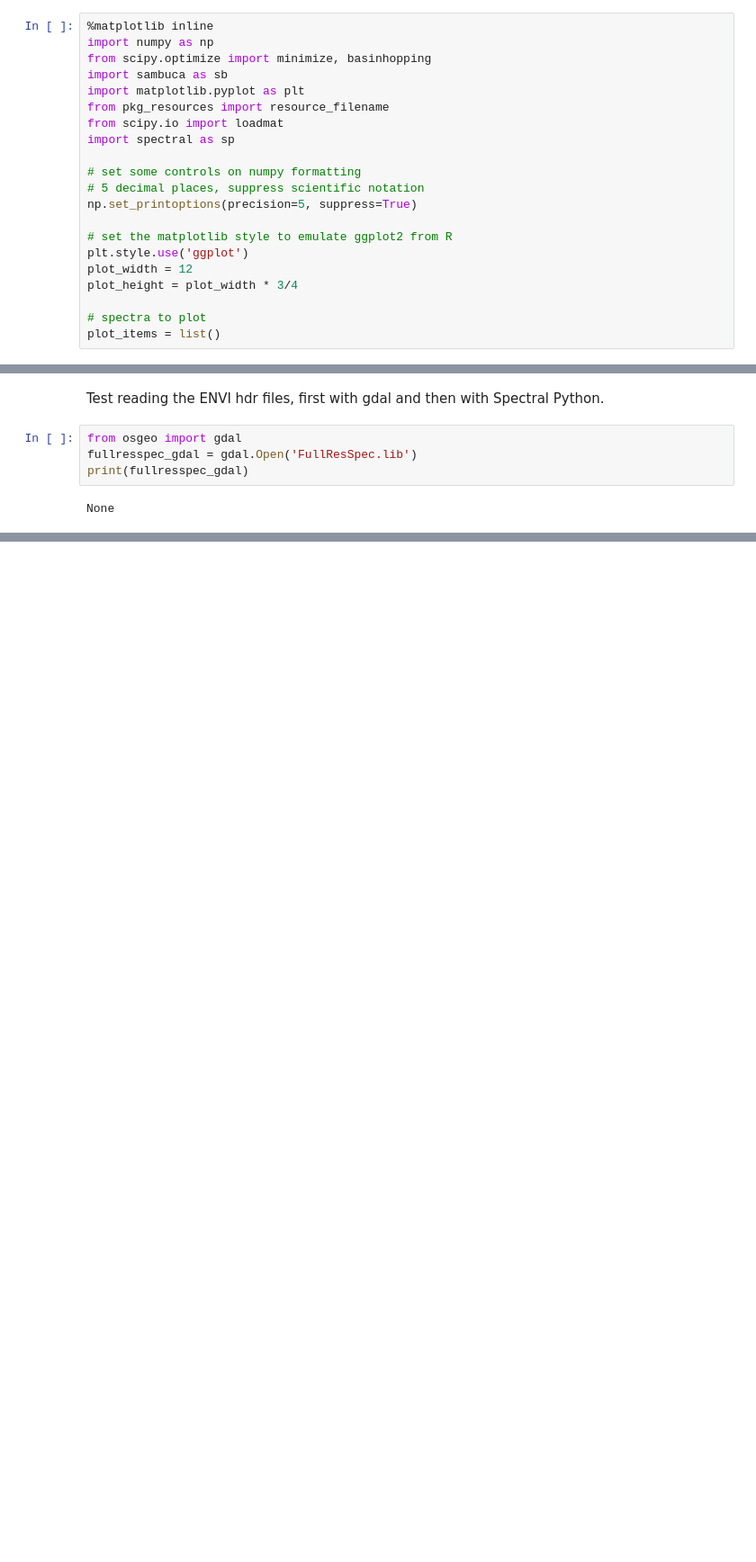
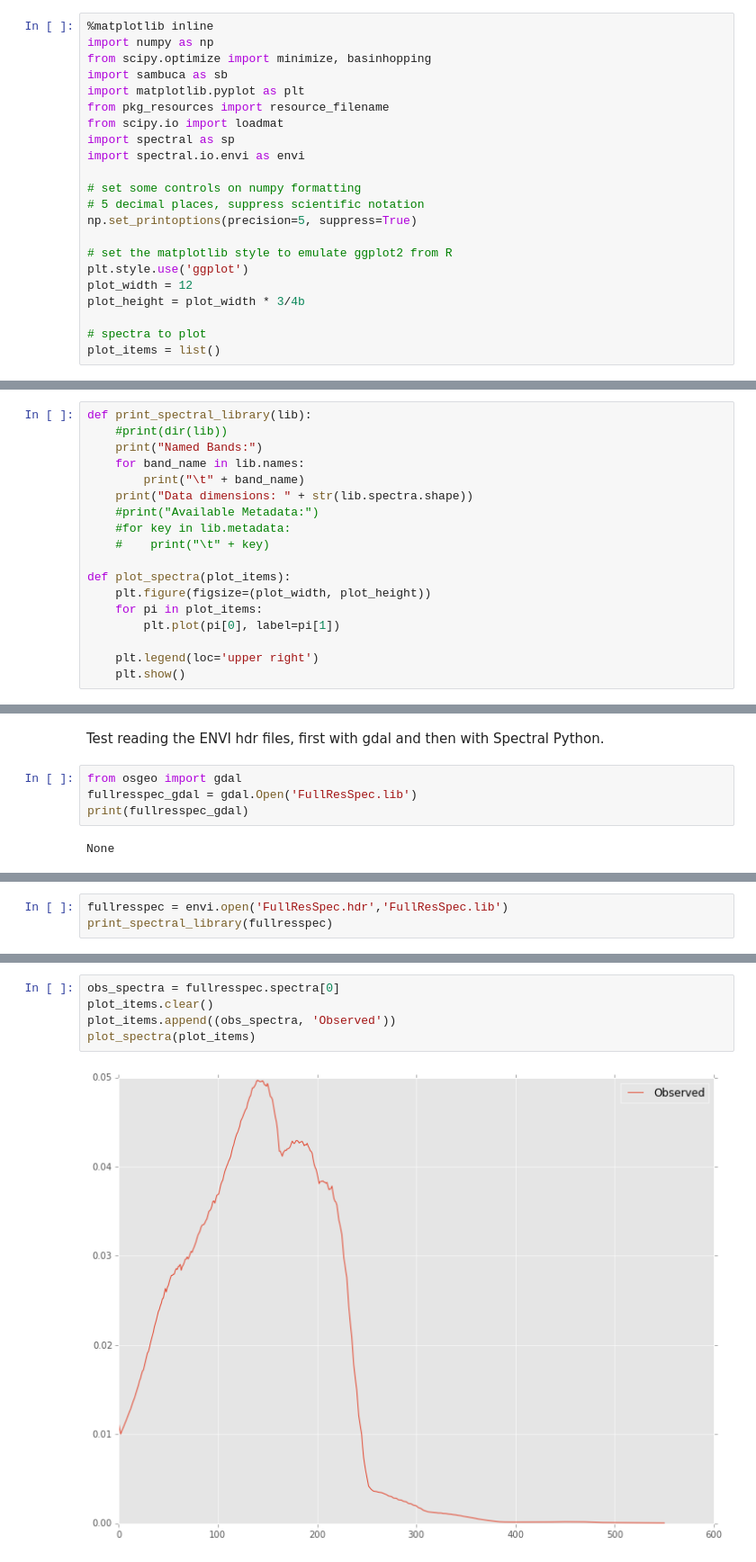
Before and after one commit to obarrilero/sambuca, a Jupyter notebook: reference/notebooks/Quick Bird Data Tests.ipynb, the cells around one changed output, grey strips where cells are left out. Shown: that part at 90% size. Cells and saved outputs as stored; diff of their text form; blank space fills up the shorter version.

Commit message:
work in progress on the quickbird data. I have the data loading but haven't set up the model inversion yet

```diff
--- a/reference/notebooks/Quick Bird Data Tests.ipynb
+++ b/reference/notebooks/Quick Bird Data Tests.ipynb
@@ -11,6 +11,7 @@ import matplotlib.pyplot as plt
 from pkg_resources import resource_filename
 from scipy.io import loadmat
 import spectral as sp
+import spectral.io.envi as envi
 
 # set some controls on numpy formatting
 # 5 decimal places, suppress scientific notation
@@ -19,7 +20,7 @@ np.set_printoptions(precision=5, suppress=True)
 # set the matplotlib style to emulate ggplot2 from R
 plt.style.use('ggplot')
 plot_width = 12
-plot_height = plot_width * 3/4
+plot_height = plot_width * 3/4b
 
 # spectra to plot
 plot_items = list()
@@ -26,3 +31,21 @@ plot_items = list()
+# %%
+def print_spectral_library(lib):
+    #print(dir(lib))
+    print("Named Bands:")
+    for band_name in lib.names:
+        print("\t" + band_name)
+    print("Data dimensions: " + str(lib.spectra.shape))
+    #print("Available Metadata:")
+    #for key in lib.metadata:
+    #    print("\t" + key)
+
+def plot_spectra(plot_items):
+    plt.figure(figsize=(plot_width, plot_height))
+    for pi in plot_items:
+        plt.plot(pi[0], label=pi[1])
+
+    plt.legend(loc='upper right')
+    plt.show()
 # %% [markdown]
 ## Set up the input data:
 # %%
@@ -67,0 +67,3 @@ dir(fullresspec_sp)
+# %%
+fullresspec = envi.open('FullResSpec.hdr','FullResSpec.lib')
+print_spectral_library(fullresspec)
@@ -67,0 +76,7 @@ dir(fullresspec_sp)
+# %%
+obs_spectra = fullresspec.spectra[0]
+plot_items.clear()
+plot_items.append((obs_spectra, 'Observed'))
+plot_spectra(plot_items)
+# %% [output]
+[figure, added]
```
Also changed, not shown: parts of 12 cells of this notebook.
